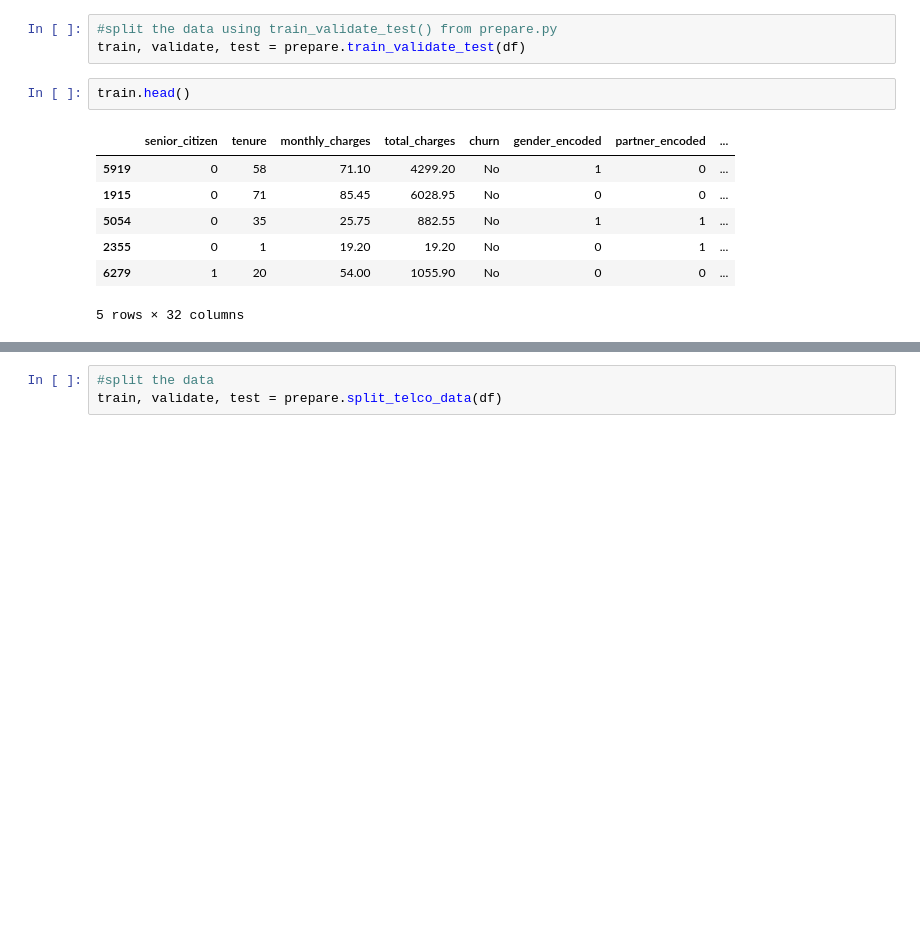
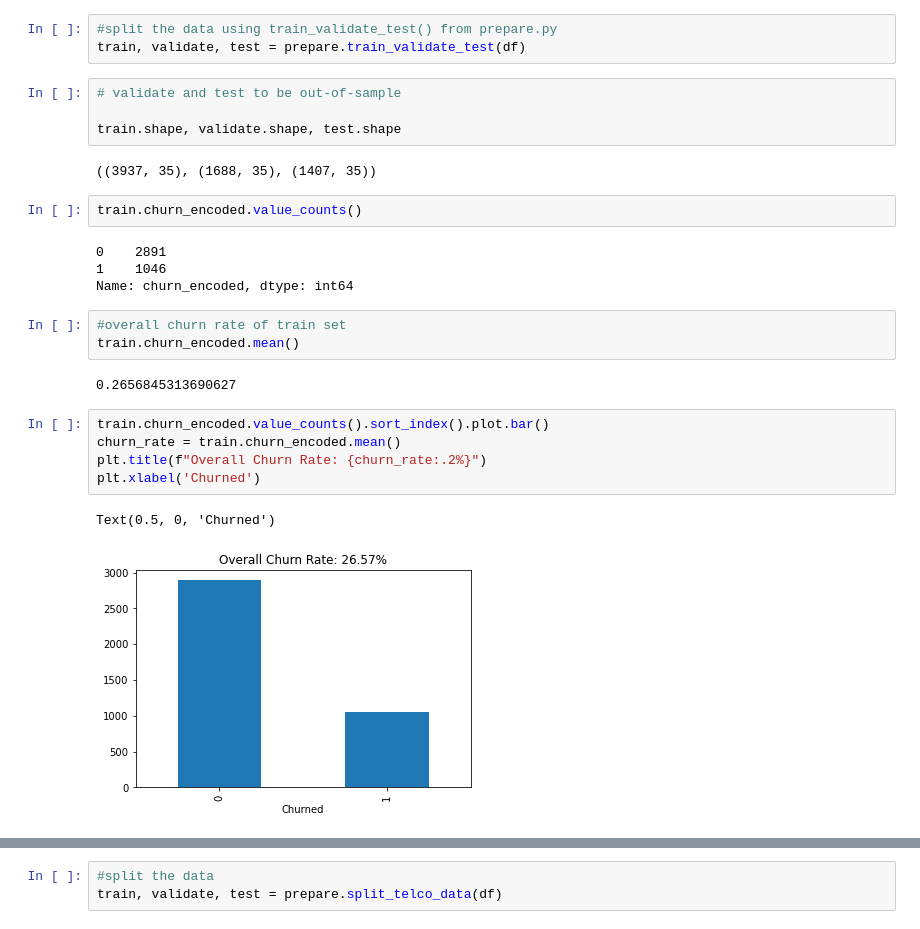
Before and after one commit to tim-keriazes/telco_project, a Jupyter notebook: telco_churn_notebook.ipynb, the cells around one changed output, grey strips where cells are left out. Cells and saved outputs as stored; diff of their text form; blank space fills up the shorter version.

```diff
--- a/telco_churn_notebook.ipynb
+++ b/telco_churn_notebook.ipynb
@@ -188,13 +187,28 @@ memory usage: 803.5+ KB
 # %%
 #split the data using train_validate_test() from prepare.py
 train, validate, test = prepare.train_validate_test(df)
-# %%
-train.head()
-# %% [output]
-|  | senior_citizen | tenure | monthly_charges | total_charges | churn | gender_encoded | partner_encoded | ... |
-| 5919 | 0 | 58 | 71.10 | 4299.20 | No | 1 | 0 | ... |
-| 1915 | 0 | 71 | 85.45 | 6028.95 | No | 0 | 0 | ... |
-| 5054 | 0 | 35 | 25.75 | 882.55 | No | 1 | 1 | ... |
-| 2355 | 0 | 1 | 19.20 | 19.20 | No | 0 | 1 | ... |
-| 6279 | 1 | 20 | 54.00 | 1055.90 | No | 0 | 0 | ... |
-5 rows × 32 columns
+# %%
+# validate and test to be out-of-sample
+
+train.shape, validate.shape, test.shape
+# %% [output]
+((3937, 35), (1688, 35), (1407, 35))
+# %%
+train.churn_encoded.value_counts()
+# %% [output]
+0    2891
+1    1046
+Name: churn_encoded, dtype: int64
+# %%
+#overall churn rate of train set
+train.churn_encoded.mean()
+# %% [output]
+0.2656845313690627
+# %%
+train.churn_encoded.value_counts().sort_index().plot.bar()
+churn_rate = train.churn_encoded.mean()
+plt.title(f"Overall Churn Rate: {churn_rate:.2%}")
+plt.xlabel('Churned')
+# %% [output]
+Text(0.5, 0, 'Churned')
+[figure, added]
```
Also changed, not shown: parts of 22 cells of this notebook.
